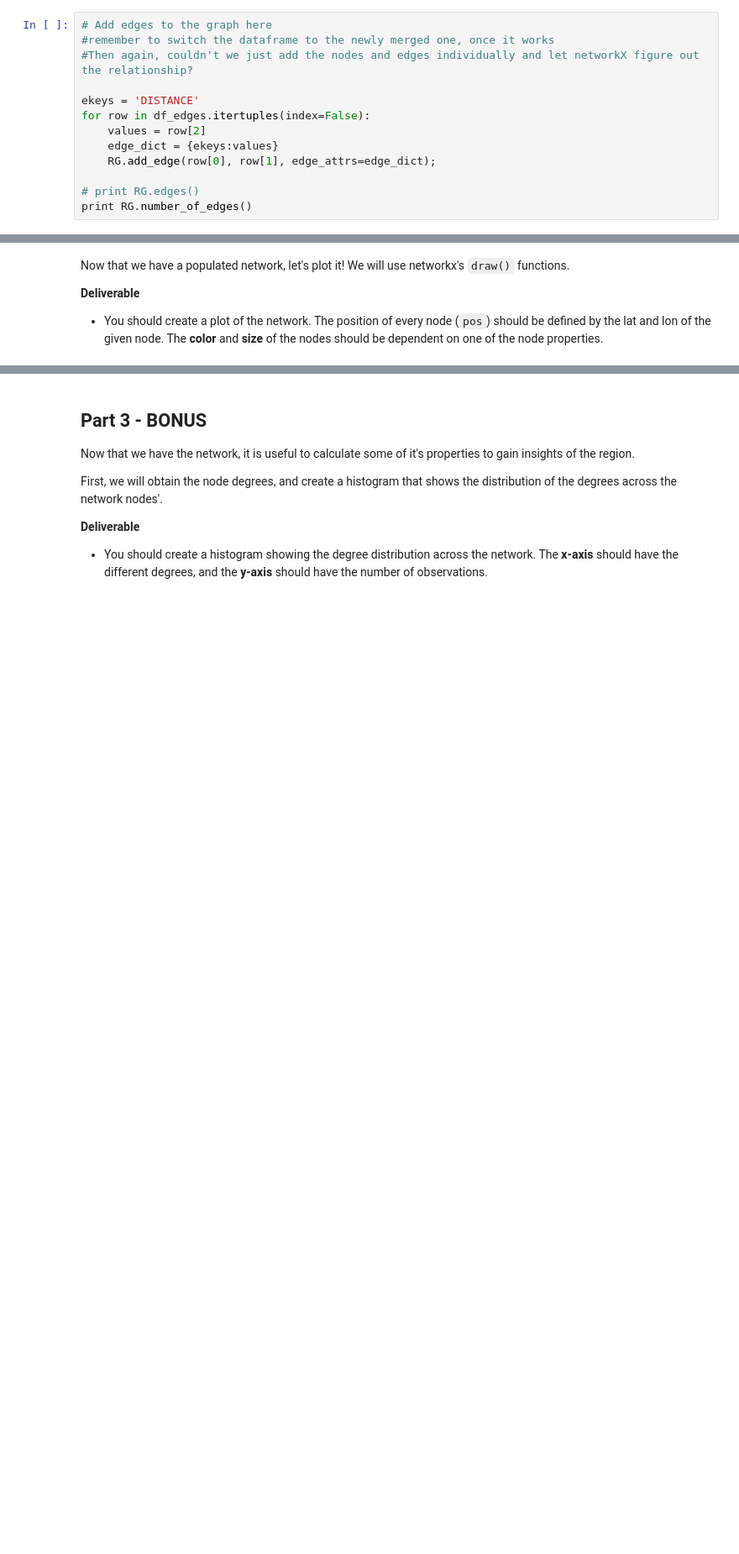
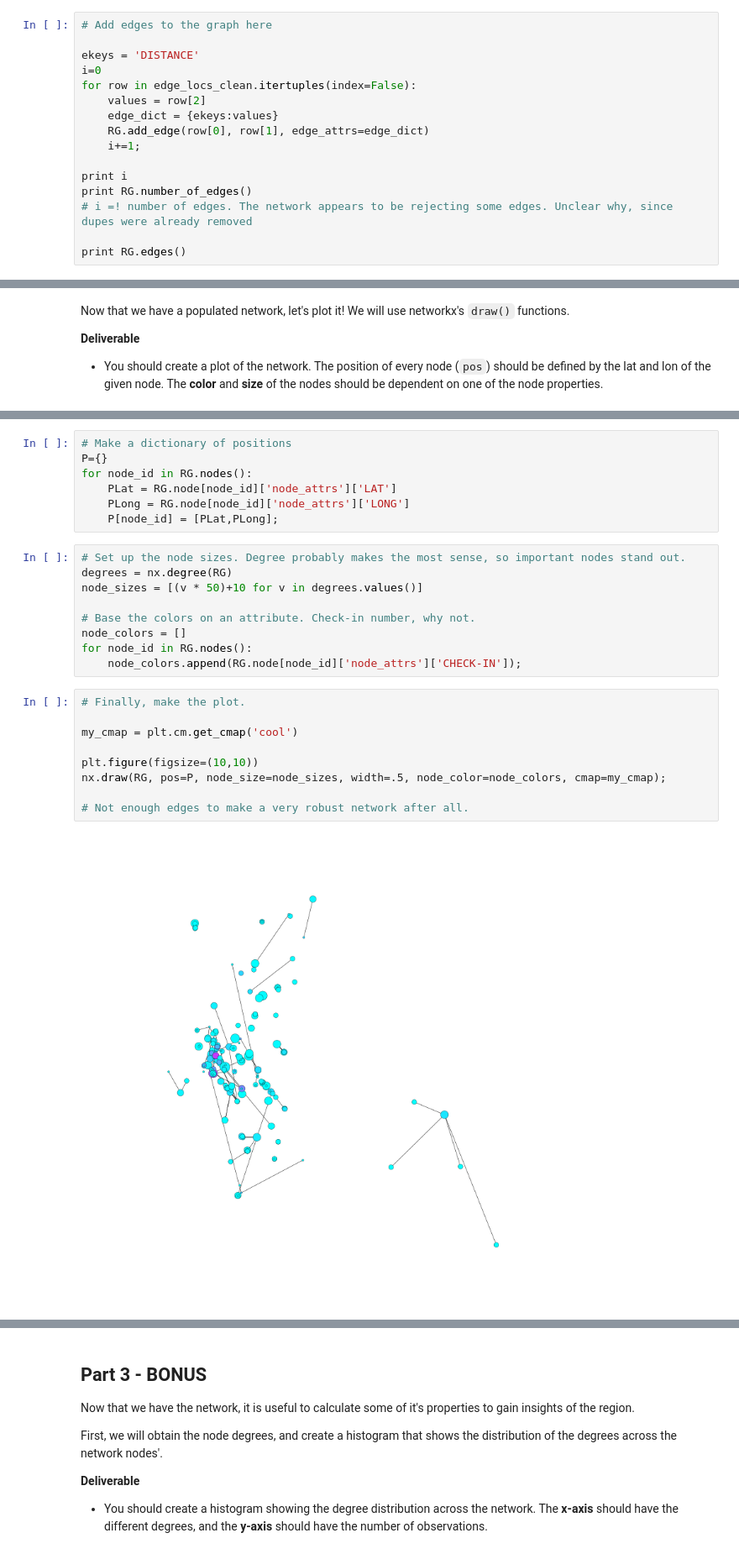
Before and after one commit to scottmar/16_11.S947, a Jupyter notebook: week5/PSET_4_Networks.ipynb, the cells around one changed output, grey strips where cells are left out. Shown at 84% size. Drawn from its saved outputs; the diff is of its cells as text; blank space fills up the shorter version.

Commit message:
Finished Networkx Pset

```diff
--- a/week5/PSET_4_Networks.ipynb
+++ b/week5/PSET_4_Networks.ipynb
@@ -138,15 +171,18 @@ G.add_node(node_id, node_property_n="this node's property N")
 * You should populate the **RG** network with all the edges part of the `df_edges` dataframe. All the edges should also have the additional columns as a node property (in this case just the distance column). To show that you correctly populated the network, print out the **edges**, and the **number of edges**.
 # %%
 # Add edges to the graph here
-#remember to switch the dataframe to the newly merged one, once it works
-#Then again, couldn't we just add the nodes and edges individually and let networkX figure out the relationship?
 
 ekeys = 'DISTANCE'
-for row in df_edges.itertuples(index=False):
+i=0
+for row in edge_locs_clean.itertuples(index=False):
     values = row[2]
     edge_dict = {ekeys:values}
-    RG.add_edge(row[0], row[1], edge_attrs=edge_dict);
+    RG.add_edge(row[0], row[1], edge_attrs=edge_dict)
+    i+=1;
 
-# print RG.edges()
+print i
 print RG.number_of_edges()
+# i =! number of edges. The network appears to be rejecting some edges. Unclear why, since dupes were already removed
+
+print RG.edges()
 # %% [output]
@@ -160,0 +197,27 @@ Now that we have a populated network, let's plot it! We will use networkx's `dra
+# %%
+# Make a dictionary of positions
+P={}
+for node_id in RG.nodes():
+    PLat = RG.node[node_id]['node_attrs']['LAT']
+    PLong = RG.node[node_id]['node_attrs']['LONG']
+    P[node_id] = [PLat,PLong];
+# %%
+# Set up the node sizes. Degree probably makes the most sense, so important nodes stand out.
+degrees = nx.degree(RG)
+node_sizes = [(v * 50)+10 for v in degrees.values()]
+
+# Base the colors on an attribute. Check-in number, why not.
+node_colors = []
+for node_id in RG.nodes():
+    node_colors.append(RG.node[node_id]['node_attrs']['CHECK-IN']);
+# %%
+# Finally, make the plot.
+
+my_cmap = plt.cm.get_cmap('cool')
+
+plt.figure(figsize=(10,10))
+nx.draw(RG, pos=P, node_size=node_sizes, width=.5, node_color=node_colors, cmap=my_cmap);
+
+# Not enough edges to make a very robust network after all.
+# %% [output]
+[figure, added]
```
Also changed, not shown: parts of 11 cells of this notebook.
